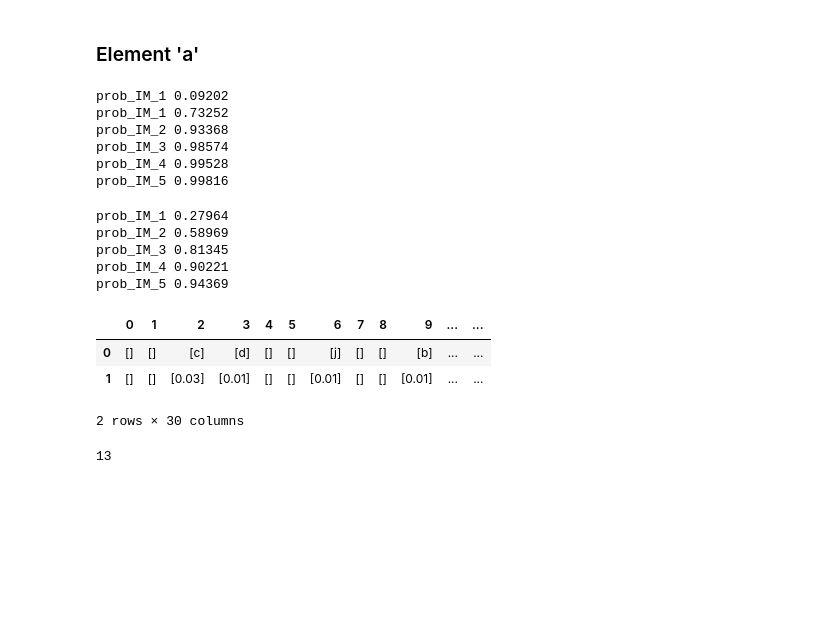
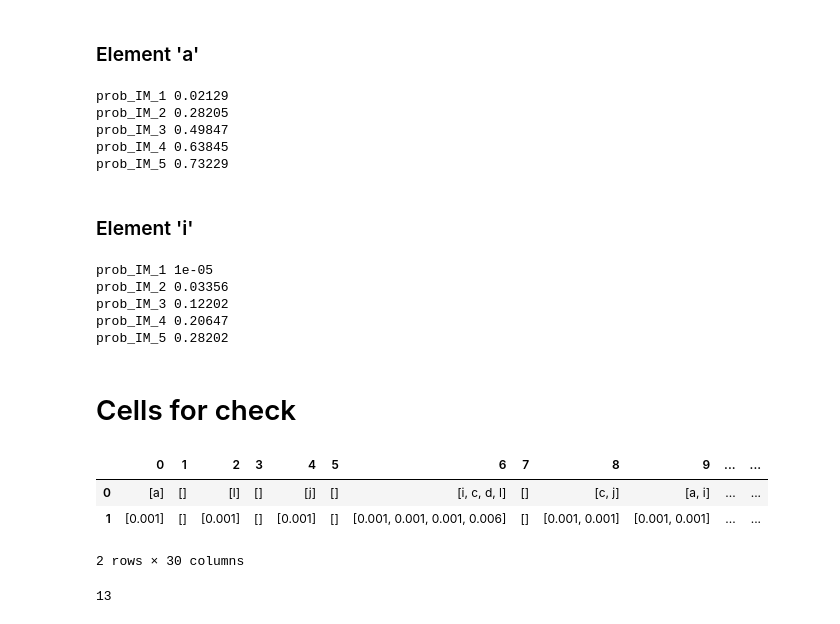
Before and after one commit to LPris/coll_struct, a Jupyter notebook: collisions/collision_inputs.ipynb, the cells around one changed output. Cells and saved outputs as stored; diff of their text form; code cells hidden in the pictures; blank space fills up the shorter version.

Commit message:
info for four freq_col vectors

```diff
--- a/collisions/collision_inputs.ipynb
+++ b/collisions/collision_inputs.ipynb
@@ -42,0 +10,7 @@ array([0.     , 0.09375, 0.     , 0.0625 , 0.     , 0.     , 0.     ,
+# %%
+#Ship types (small to be consistent with frame's dimensions)
+mass =[5,25,50,75,100] #t
+v = 0.5 #m/s
+col_intens = [0.5*m*(v**2)*1e-3 for m in mass] #MJ
+freq_col = [1e-1*f for f in [1e-1, 1e-2, 5e-3, 1e-4, 1e-5]] #per year
+print('lambdas: ', freq_col, ', energy_event: ', col_intens)
@@ -188,19 +183,19 @@ Emax = 4*Mp*thmax+0.5*Np*l*(thmax**2)
 
 # bin = 0.0125 - 0.125
 
-print('prob_IM_1', np.sum(Emax < 0.00125) /samp)
-print('prob_IM_1', np.sum(Emax < 0.0125) /samp)
-print('prob_IM_2', np.sum(Emax < 0.03125) /samp)
-print('prob_IM_3', np.sum(Emax < 0.0625) /samp)
-print('prob_IM_4', np.sum(Emax < 0.09375) /samp)
-print('prob_IM_5', np.sum(Emax < 0.125) /samp)
+print('prob_IM_1', np.sum(Emax < 0.000625) /samp)
+print('prob_IM_2', np.sum(Emax < 0.003125) /samp)
+print('prob_IM_3', np.sum(Emax < 0.00625) /samp)
+print('prob_IM_4', np.sum(Emax < 0.009375) /samp)
+print('prob_IM_5', np.sum(Emax < 0.0125) /samp)
 # %% [output]
-prob_IM_1 0.09202
-prob_IM_1 0.73252
-prob_IM_2 0.93368
-prob_IM_3 0.98574
-prob_IM_4 0.99528
-prob_IM_5 0.99816
+prob_IM_1 0.02129
+prob_IM_2 0.28205
+prob_IM_3 0.49847
+prob_IM_4 0.63845
+prob_IM_5 0.73229
+# %% [markdown]
+### Element 'i'
 # %%
 od = dim['i']['diameter']
 wt = dim['i']['thickness']
@@ -219,55 +214,45 @@ Emax = 4*Mp*thmax+0.5*Np*l*(thmax**2)
 
 # bin = 0.0125 - 0.125
 
-print('prob_IM_1', np.sum(Emax < 0.0125) /samp)
-print('prob_IM_2', np.sum(Emax < 0.03125) /samp)
-print('prob_IM_3', np.sum(Emax < 0.0625) /samp)
-print('prob_IM_4', np.sum(Emax < 0.09375) /samp)
-print('prob_IM_5', np.sum(Emax < 0.125) /samp)
+print('prob_IM_1', np.sum(Emax < 0.000625) /samp)
+print('prob_IM_2', np.sum(Emax < 0.003125) /samp)
+print('prob_IM_3', np.sum(Emax < 0.00625) /samp)
+print('prob_IM_4', np.sum(Emax < 0.009375) /samp)
+print('prob_IM_5', np.sum(Emax < 0.0125) /samp)
 # %% [output]
-prob_IM_1 0.27964
-prob_IM_2 0.58969
-prob_IM_3 0.81345
-prob_IM_4 0.90221
-prob_IM_5 0.94369
+prob_IM_1 1e-05
+prob_IM_2 0.03356
+prob_IM_3 0.12202
+prob_IM_4 0.20647
+prob_IM_5 0.28202
+# %% [markdown]
+# Cells for check
 # %%
 from scipy.stats import poisson
 #N=10000 lifes
 years=30
-e=np.empty((len(freq),years))
+e=np.empty((len(freq_col),years))
 el_imp=[]
 en_imp=[]
 for j in range (0,years):
     el=[]
     en=[]
-    for i in range (0,len(freq)):
-        e[i,j] = np.random.poisson(lam=freq[i], size=None)
+    for i in range (0,len(freq_col)):
+        e[i,j] = np.random.poisson(lam=freq_col[i], size=None)
         #Element impacted
         for k in range (0,int(e[i,j])):
             el.append(np.random.choice(['a','b','c','d','i','j','k','l']))
-            en.append("%.2f" % Ecol[i])
-        #if 0<=i<=2:
-        #    for k in range (0,int(e[i,j])):
-        #        el.append(np.random.choice(['b','d','l']))
-        #        en.append(Ecol[i])
-        #if 2<=i<=3:
-        #    for k in range (0,int(e[i,j])):
-        #        el.append(np.random.choice(['a','c','k']))
-        #        en.append(Ecol[i])
-        #if 3<=i<=5:
-        #    for k in range (0,int(e[i,j])):
-        #        el.append(np.random.choice(['k','i','j']))
-        #        en.append(Ecol[i])
+            en.append("%.3f" % col_intens[i])
     el_imp.append(el)
     en_imp.append(en)
 #events=pd.DataFrame(e,index=[str(x)+'MJ' for x in Ecol])
 #events['total'] = events.sum(axis=1)
 elements = pd.DataFrame(np.array([el_imp,en_imp],dtype=object))
 elements
 # %% [output]
 |  | 0 | 1 | 2 | 3 | 4 | 5 | 6 | 7 | 8 | 9 | ... | ... |
-| 0 | [] | [] | [c] | [d] | [] | [] | [j] | [] | [] | [b] | ... | ... |
-| 1 | [] | [] | [0.03] | [0.01] | [] | [] | [0.01] | [] | [] | [0.01] | ... | ... |
+| 0 | [a] | [] | [l] | [] | [j] | [] | [i, c, d, l] | [] | [c, j] | [a, i] | ... | ... |
+| 1 | [0.001] | [] | [0.001] | [] | [0.001] | [] | [0.001, 0.001, 0.001, 0.006] | [] | [0.001, 0.001] | [0.001, 0.001] | ... | ... |
 2 rows × 30 columns
 # %%
 d.shape[1]
```
Also changed, not shown: parts of 30 cells of this notebook, 5 other files.
